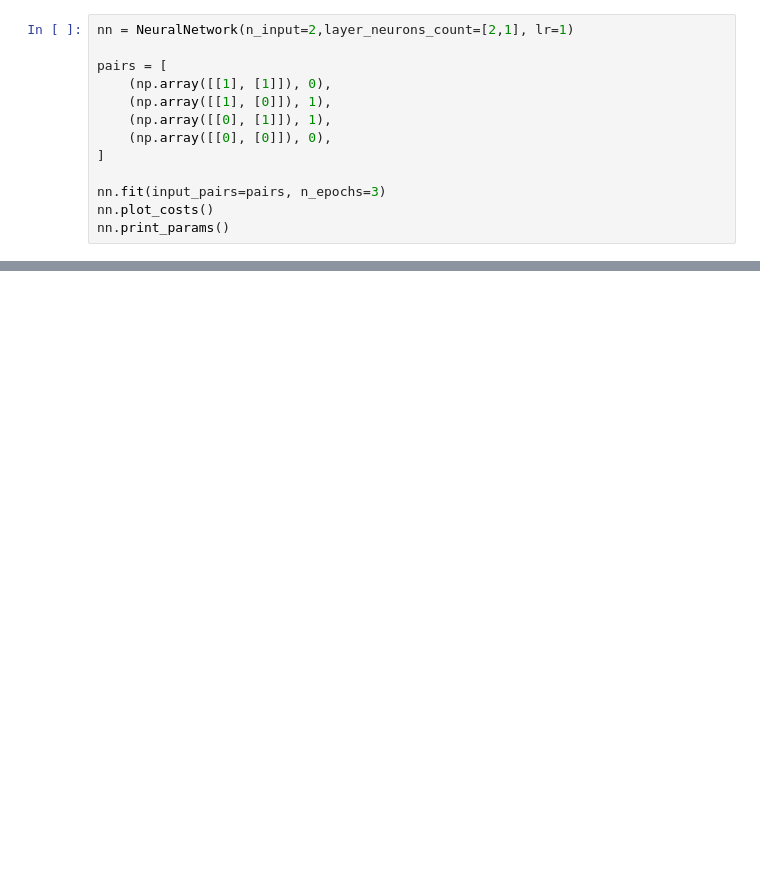
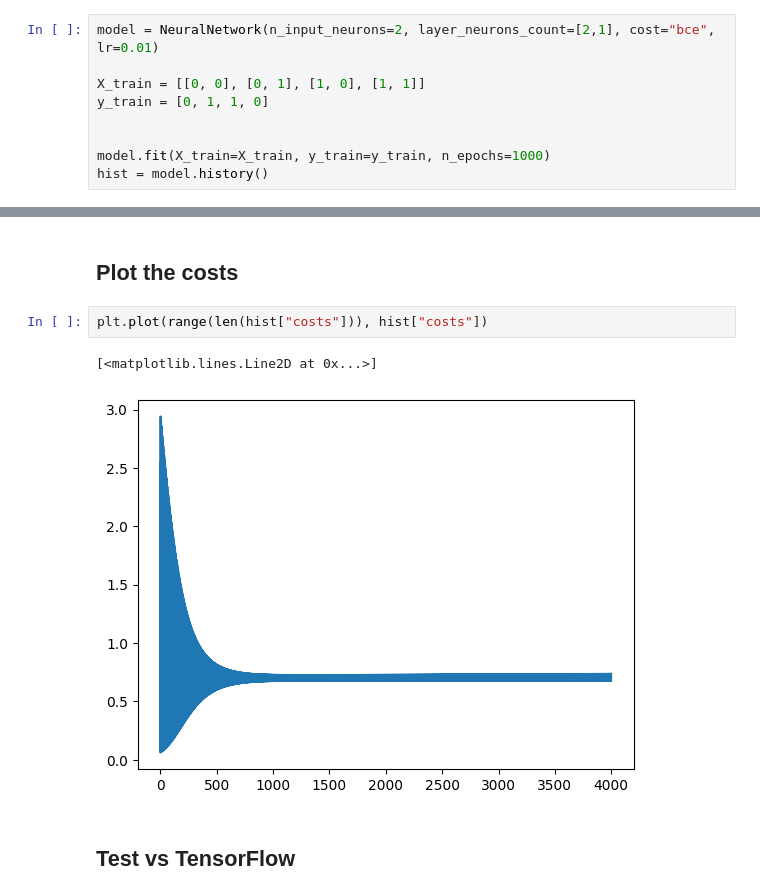
Before and after one commit to HomayoonAlimohammadi/machine-learning, a Jupyter notebook: neural_network/neural_network.ipynb, the cells around one changed output, grey strips where cells are left out. Drawn from its saved outputs; the diff is of its cells as text; blank space fills up the shorter version.

```diff
--- a/neural_network/neural_network.ipynb
+++ b/neural_network/neural_network.ipynb
@@ -98,13 +139,9 @@ class NeuralNetwork:
 # %%
-nn = NeuralNetwork(n_input=2,layer_neurons_count=[2,1], lr=1)
+model = NeuralNetwork(n_input_neurons=2, layer_neurons_count=[2,1], cost="bce", lr=0.01)
 
-pairs = [
-    (np.array([[1], [1]]), 0),
-    (np.array([[1], [0]]), 1),
-    (np.array([[0], [1]]), 1),
-    (np.array([[0], [0]]), 0),
-]
+X_train = [[0, 0], [0, 1], [1, 0], [1, 1]]
+y_train = [0, 1, 1, 0]
 
-nn.fit(input_pairs=pairs, n_epochs=3)
-nn.plot_costs()
-nn.print_params()
+
+model.fit(X_train=X_train, y_train=y_train, n_epochs=1000)
+hist = model.history()
@@ -122,0 +161,9 @@ biases:
+# %% [markdown]
+## Plot the costs
+# %%
+plt.plot(range(len(hist["costs"])), hist["costs"])
+# %% [output]
+[<matplotlib.lines.Line2D at 0x...>]
+[figure, added]
+# %% [markdown]
+## Test vs TensorFlow
```
Also changed, not shown: parts of 32 cells of this notebook, 1 other file.
